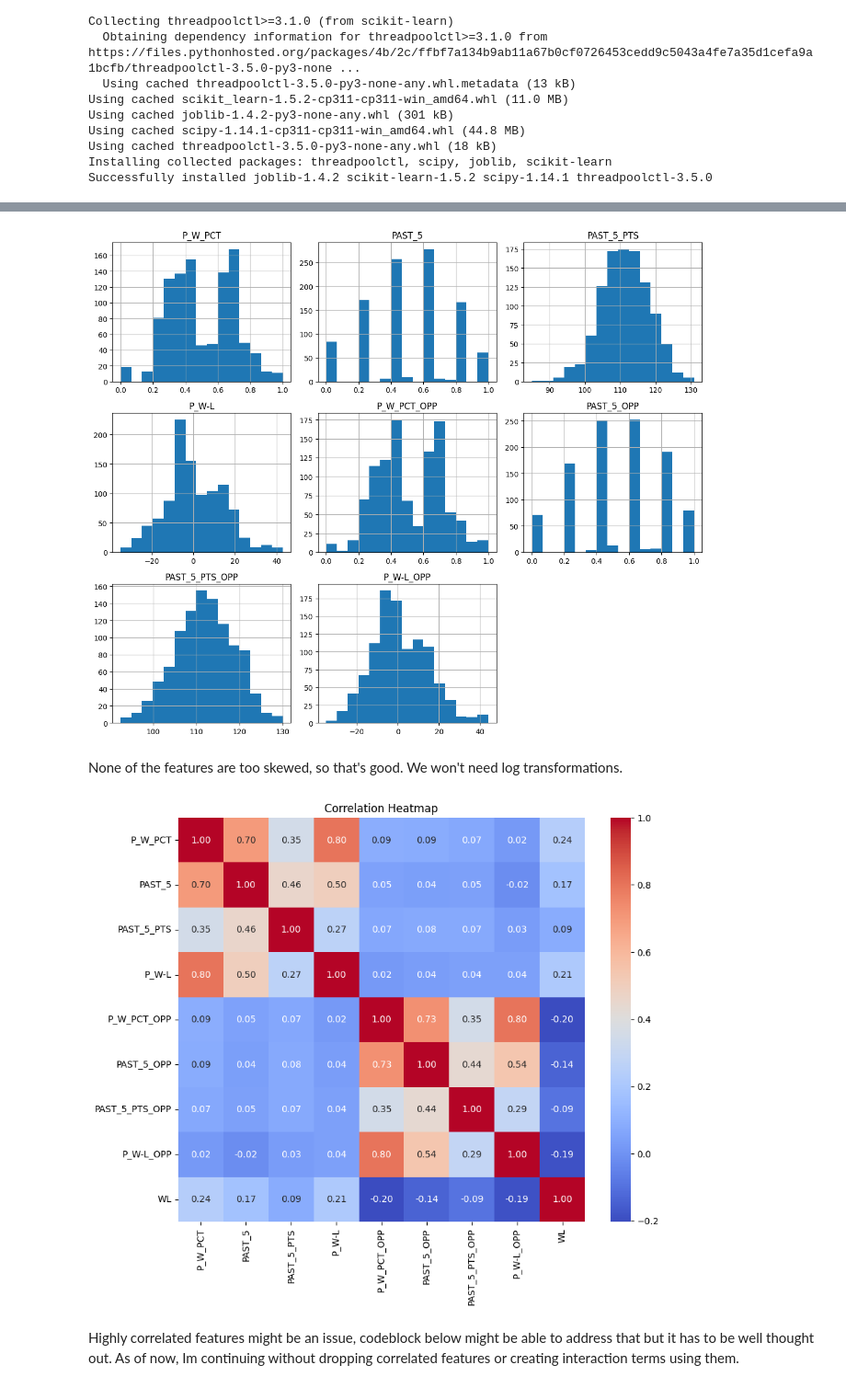
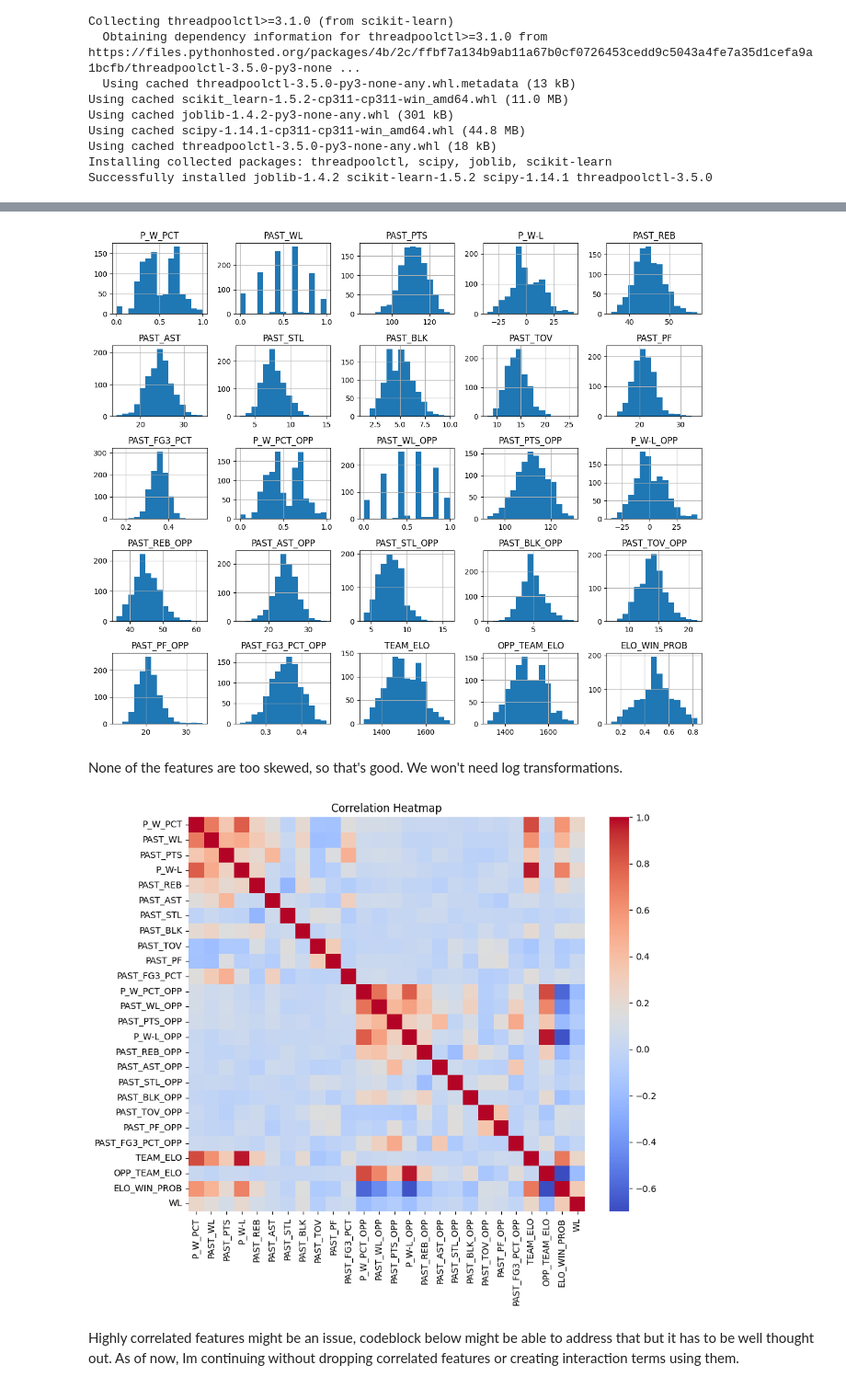
Before and after one commit to KTsula/NBA-prediction-bets, a Jupyter notebook: advanced_models.ipynb, the cells around one changed output, grey strips where cells are left out. Shown: that part at 92% size. Saved outputs shown, nothing was run; the diff lists cells and outputs as text; code cells hidden in the pictures.

```diff
--- a/advanced_models.ipynb
+++ b/advanced_models.ipynb
@@ -80,24 +85,47 @@ plt.show()
 # %%
 # Visualize the distributions of numeric features
 num_features = [
-    "P_W_PCT", "PAST_5", "PAST_5_PTS", "P_W-L",
-    "P_W_PCT_OPP", "PAST_5_OPP", "PAST_5_PTS_OPP", "P_W-L_OPP"
+    "P_W_PCT",
+    "PAST_WL",
+    "PAST_PTS",
+    "P_W-L",
+    "PAST_REB",
+    "PAST_AST",
+    "PAST_STL",
+    "PAST_BLK",
+    "PAST_TOV",
+    "PAST_PF",
+    "PAST_FG3_PCT",
+    "P_W_PCT_OPP",
+    "PAST_WL_OPP",
+    "PAST_PTS_OPP",
+    "P_W-L_OPP",
+    "PAST_REB_OPP",
+    "PAST_AST_OPP",
+    "PAST_STL_OPP",
+    "PAST_BLK_OPP",
+    "PAST_TOV_OPP",
+    "PAST_PF_OPP",
+    "PAST_FG3_PCT_OPP",
+    "TEAM_ELO",
+    "OPP_TEAM_ELO",
+    "ELO_WIN_PROB",
 ]
 df[num_features].hist(bins=15, figsize=(12, 10))
 plt.tight_layout()
 plt.show()
 # %% [output]
-[figure, old version]
+[figure, new version]
 # %% [markdown]
 None of the features are too skewed, so that's good. We won't need log transformations.
 # %%
 # Correlation heatmap
 plt.figure(figsize=(10, 8))
-sns.heatmap(df[num_features + ["WL"]].corr(), annot=True, fmt=".2f", cmap="coolwarm")
+sns.heatmap(df[num_features + ["WL"]].corr(), annot=False, cmap="coolwarm")
 plt.title("Correlation Heatmap")
 plt.show()
 # %% [output]
-[figure, old version]
+[figure, new version]
 # %% [markdown]
 Highly correlated features might be an issue, codeblock below might be able to address that but it has to be well thought out. As of now, Im continuing without dropping correlated features or creating interaction terms using them.
 # %%
```
Also changed, not shown: parts of 7 cells of this notebook, 7 other files.
